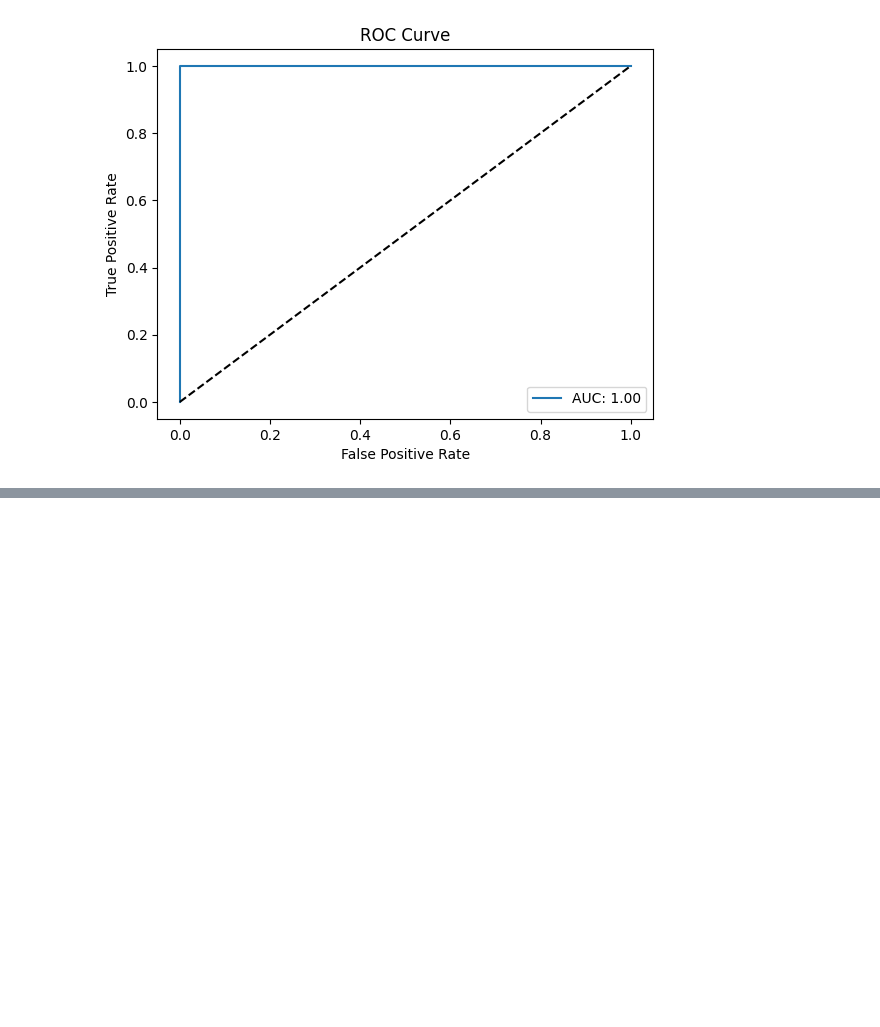
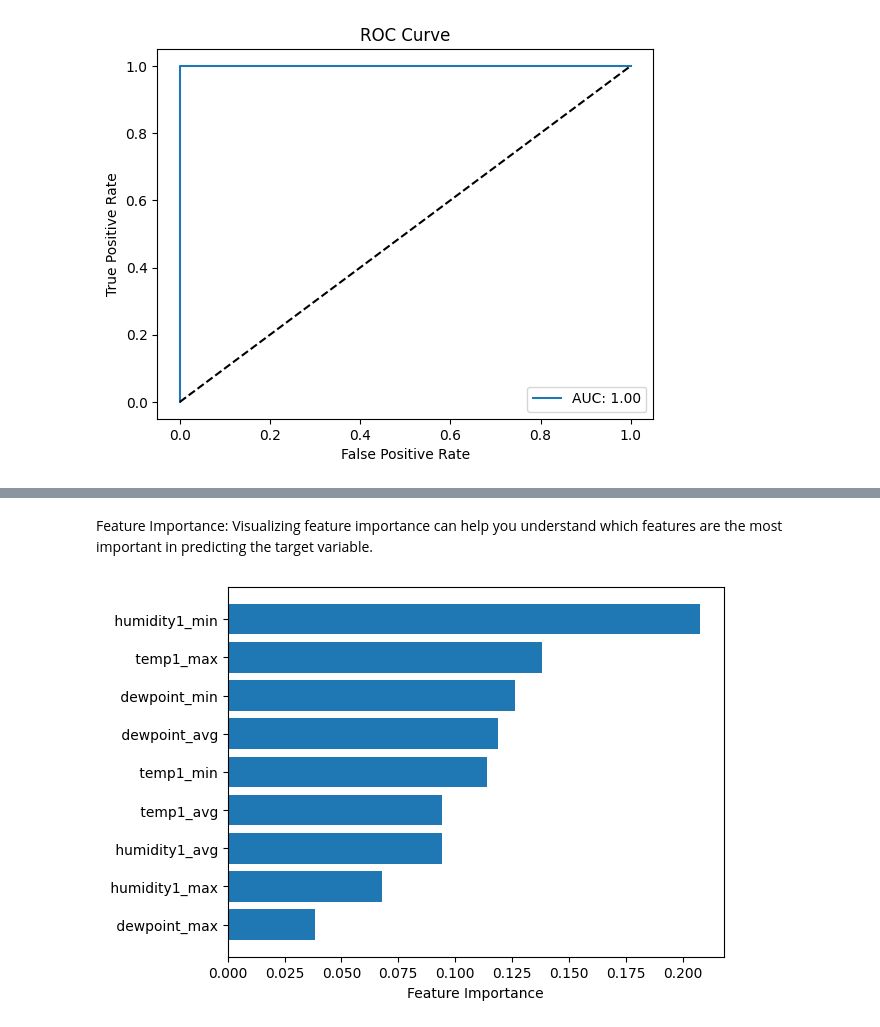
Before and after one commit to jungihong10/LSTM, a Jupyter notebook: LSTM.ipynb, the cells around one changed output, grey strips where cells are left out. Saved outputs shown, nothing was run; the diff lists cells and outputs as text; code cells hidden in the pictures; blank space fills up the shorter version.

```diff
--- a/LSTM.ipynb
+++ b/LSTM.ipynb
@@ -198,0 +217,23 @@ This code will calculate the false positive rate (FPR), true positive rate (TPR)
+# %% [markdown]
+Feature Importance: Visualizing feature importance can help you understand which features are the most important in predicting the target variable.
+# %%
+from sklearn.ensemble import RandomForestClassifier
+
+# Get the feature names from the input features DataFrame
+feature_names = np.array(X.columns)
+
+# Train a Random Forest classifier
+rf = RandomForestClassifier(n_estimators=100, random_state=42)
+rf.fit(X_train.squeeze(), y_train)
+
+# Get the feature importances
+importances = rf.feature_importances_
+sorted_idx = np.argsort(importances)
+
+# Plot the feature importances
+plt.barh(range(X_train.shape[2]), importances[sorted_idx])
+plt.yticks(range(X_train.shape[2]), feature_names[sorted_idx])
+plt.xlabel('Feature Importance')
+plt.show()
+# %% [output]
+[figure, added]
```
Also changed, not shown: parts of 4 cells of this notebook.
